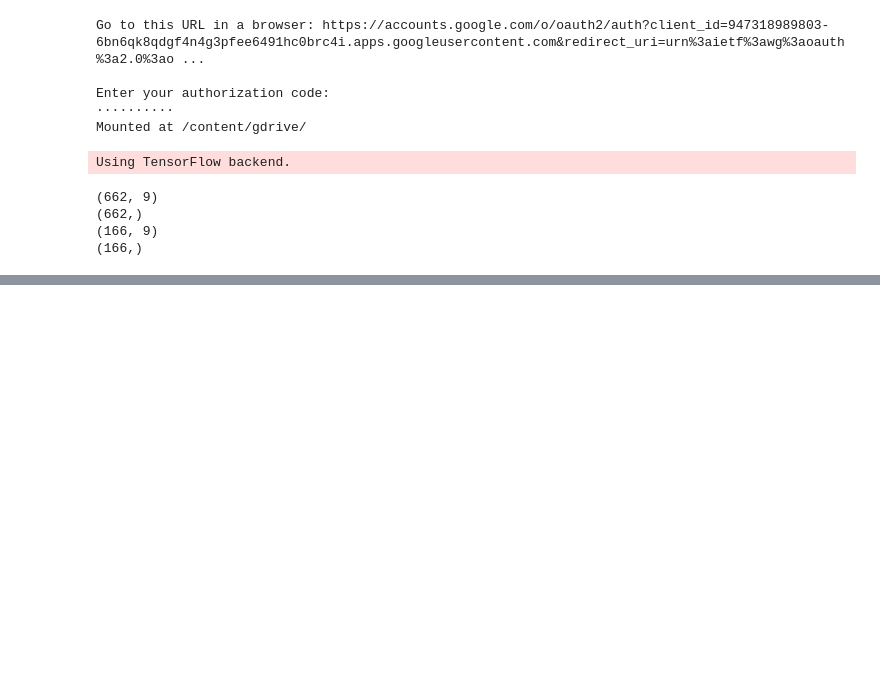
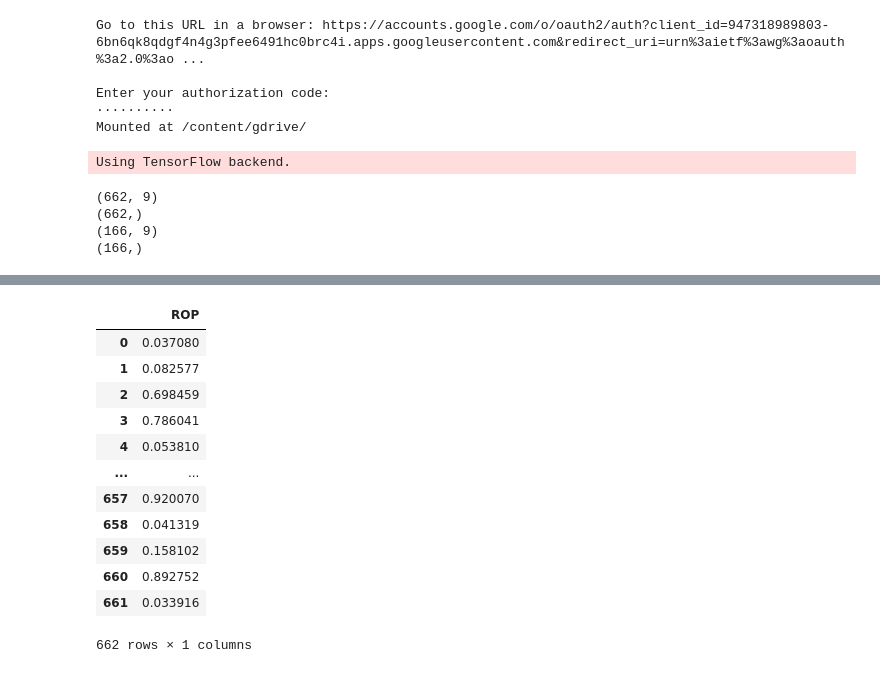
Before and after one commit to eschum/ML-for-Drilling-Data, a Jupyter notebook: MLP.ipynb, the cells around one changed output, grey strips where cells are left out. Drawn from its saved outputs; the diff is of its cells as text; code cells hidden in the pictures; blank space fills up the shorter version.

```diff
--- a/MLP.ipynb
+++ b/MLP.ipynb
@@ -38,3 +55,20 @@ print(y_test.shape)
+# %%
+normalized_y_train_view = pd.DataFrame(data = y_train, columns = headers_Y)
+normalized_y_train_view
+# %% [output]
+|  | ROP |
+| 0 | 0.037080 |
+| 1 | 0.082577 |
+| 2 | 0.698459 |
+| 3 | 0.786041 |
+| 4 | 0.053810 |
+| ... | ... |
+| 657 | 0.920070 |
+| 658 | 0.041319 |
+| 659 | 0.158102 |
+| 660 | 0.892752 |
+| 661 | 0.033916 |
+662 rows × 1 columns
 # %%
 #Keras / Tensorflow2 MLP Implementation.
 #First, implement a single iteration model.
```
Also changed, not shown: parts of 14 cells of this notebook, 4 other files.
